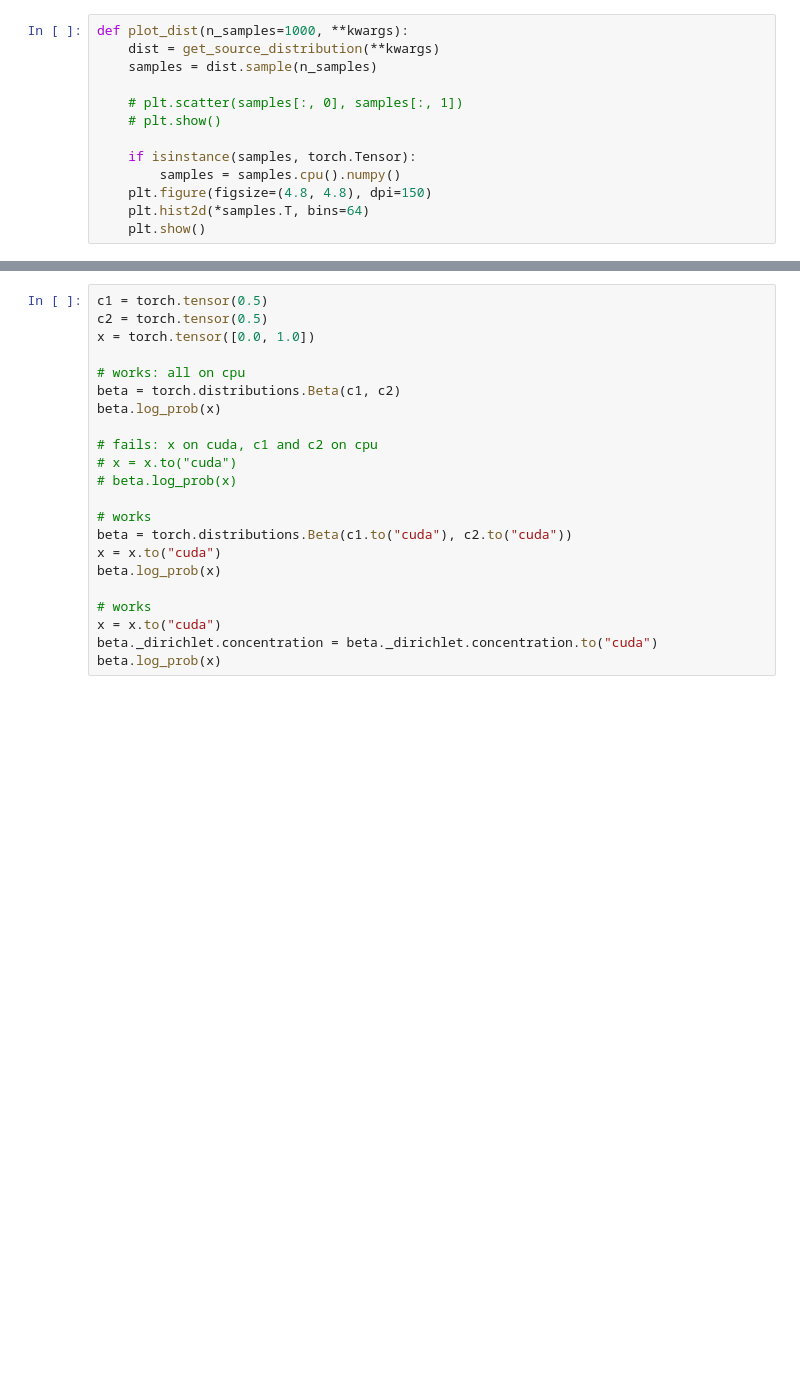
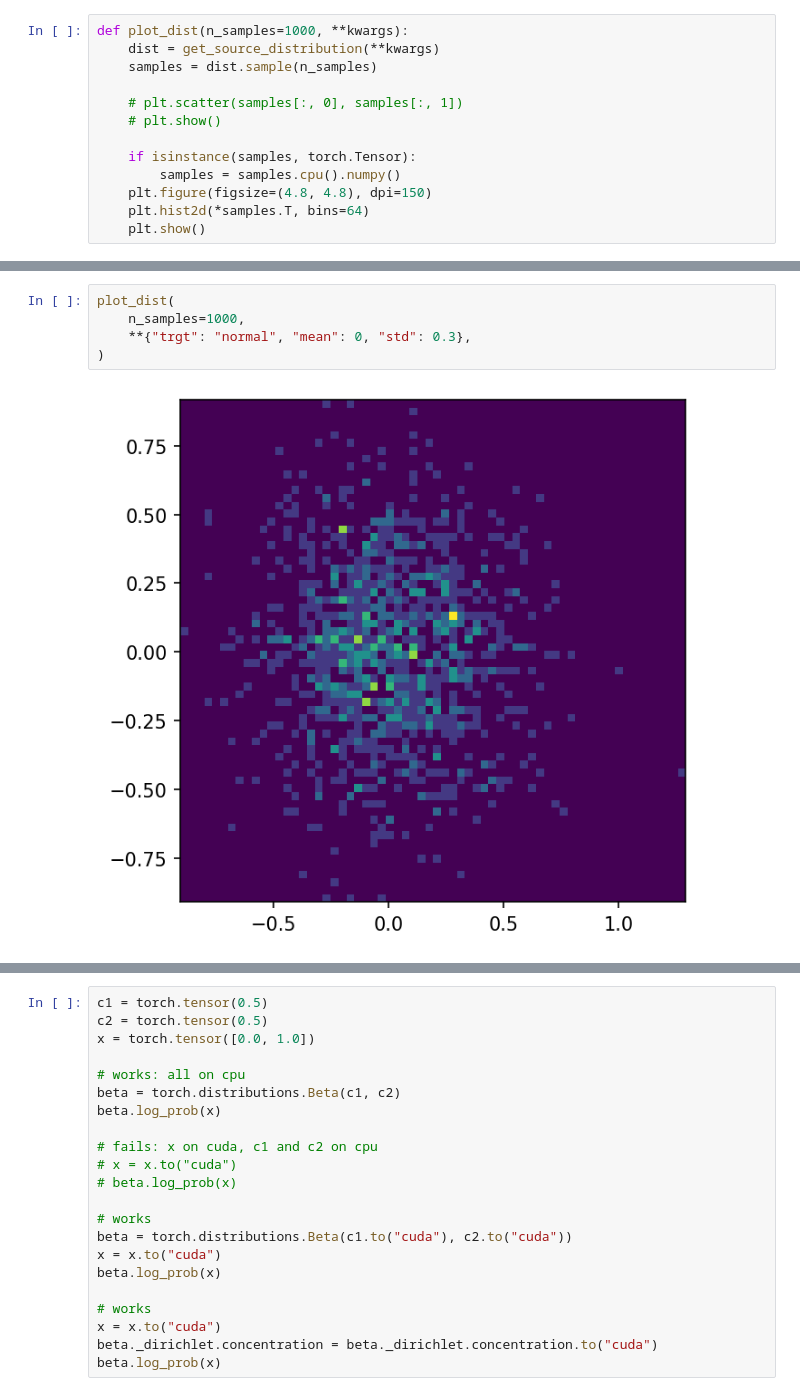
Before and after one commit to BurgerAndreas/sfm, a Jupyter notebook: scripts/dataviz.ipynb, the cells around one changed output, grey strips where cells are left out. Drawn from its saved outputs; the diff is of its cells as text; blank space fills up the shorter version.

```diff
--- a/scripts/dataviz.ipynb
+++ b/scripts/dataviz.ipynb
@@ -78,0 +66,7 @@ plot_dist(
+# %%
+plot_dist(
+    n_samples=1000,
+    **{"trgt": "normal", "mean": 0, "std": 0.3},
+)
+# %% [output]
+[figure, added]
```
Also changed, not shown: parts of 7 cells of this notebook, 35 other files.
